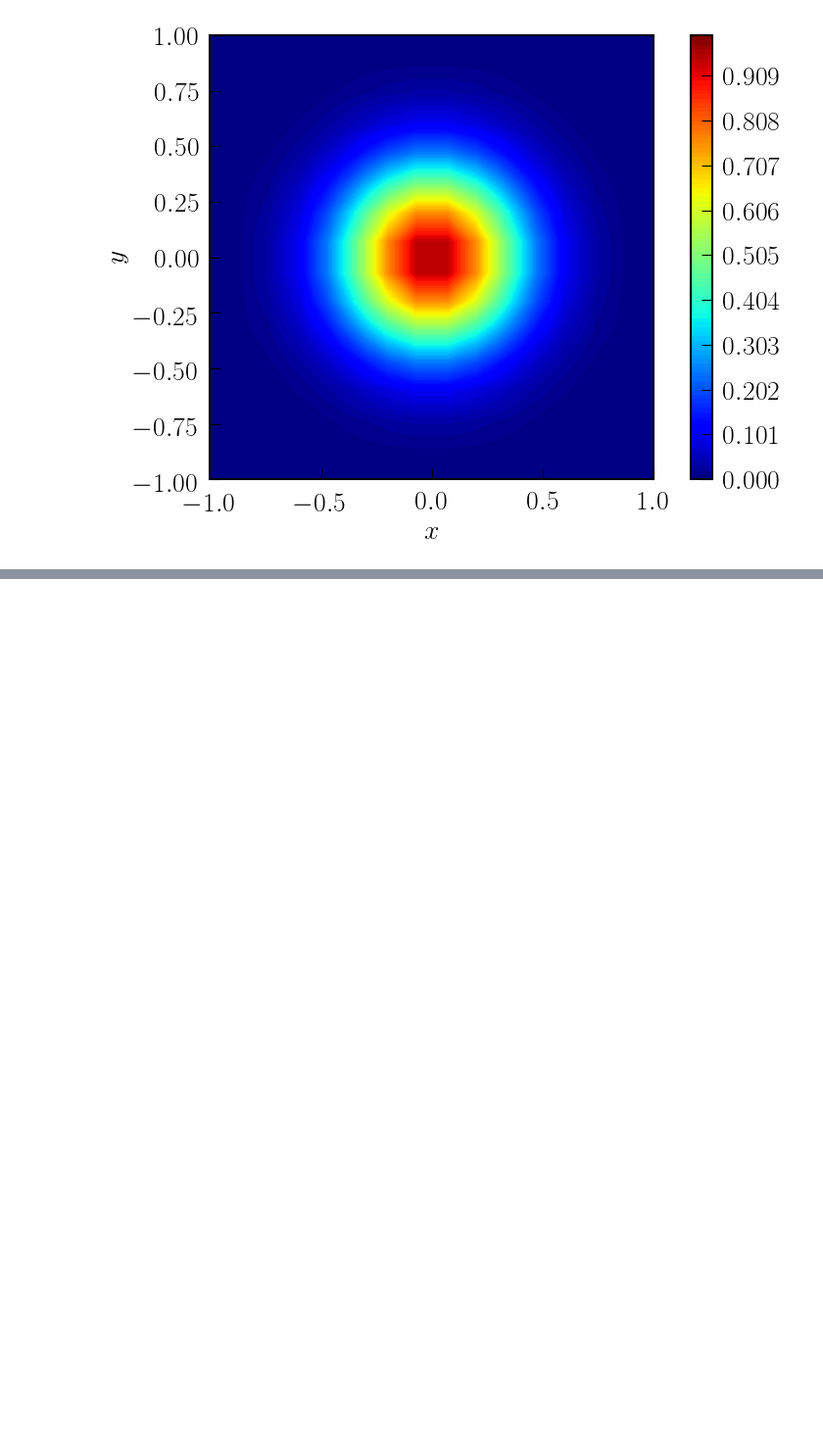
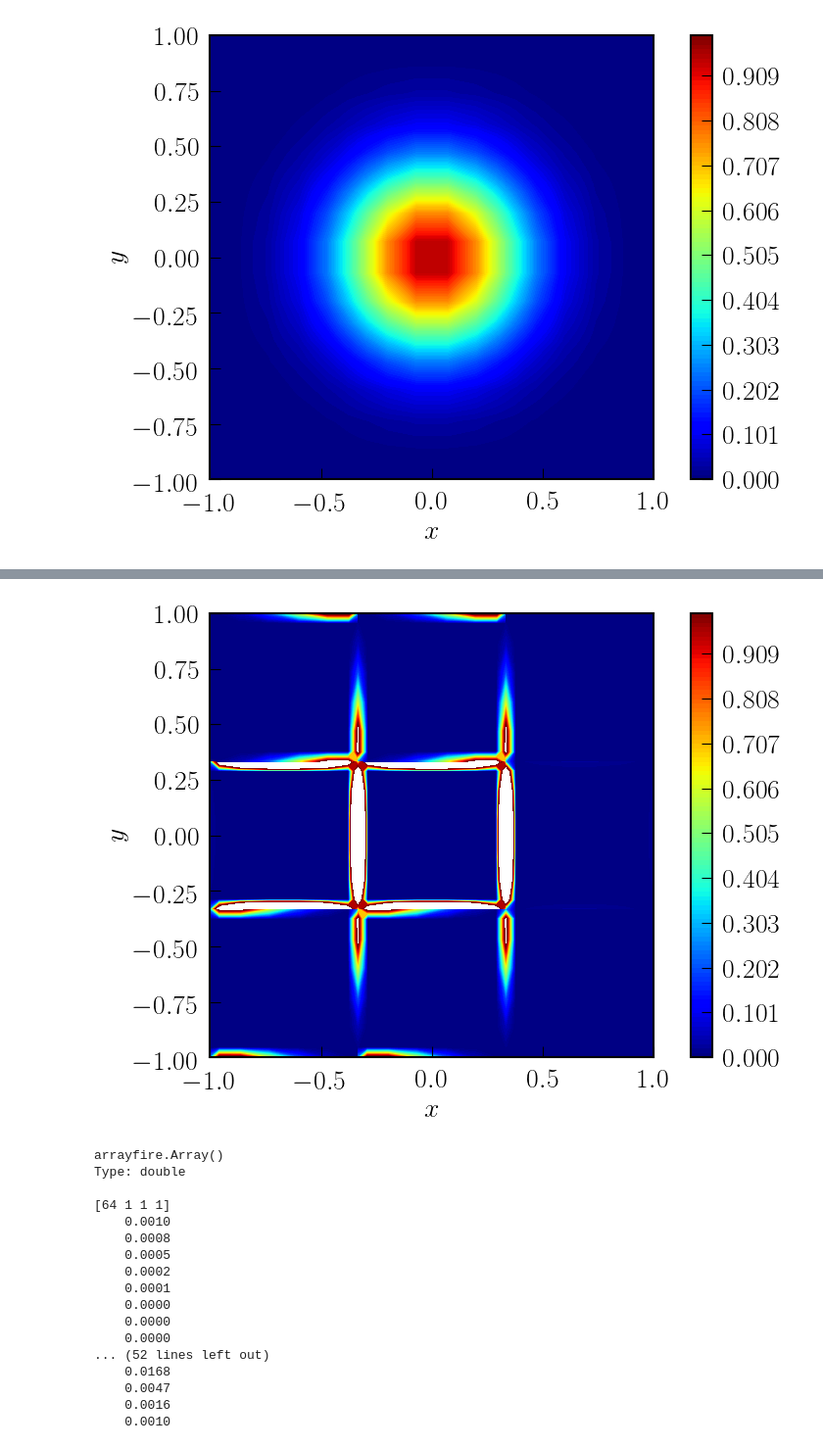
Before and after one commit to QuazarTech/DG_Maxwell, a Jupyter notebook: examples/surface_term_2d.ipynb, the cells around one changed output, grey strips where cells are left out. Shown at 98% size. Cells and saved outputs as stored; diff of their text form; code cells hidden in the pictures; blank space fills up the shorter version.

```diff
--- a/examples/surface_term_2d.ipynb
+++ b/examples/surface_term_2d.ipynb
@@ -341,9 +385,10 @@ for i in np.arange(F_eta_af_grid.shape[0]):
 F_xi_horizontal_boundary = []
 
 for i in np.arange(F_xi_af_grid.shape[0]):
+    F_xi_horizontal_boundary.append([])
     for j in np.arange(F_xi_af_grid.shape[1]):
-        F_xi_horizontal_boundary.append([])
-        F_xi_horizontal_boundary[-1].append(af.reorder((F_xi_af_grid[(j + 1) % 3, i, N_LGL - 1, :] + F_xi_af_grid[j, i, 0, :]) / 2,
+        F_xi_horizontal_boundary[-1].append(af.reorder((F_xi_af_grid[(j + 1) % 3, i, N_LGL - 1, :]\
+                                                        + F_xi_af_grid[j, i, 0, :]) / 2,
                                                        d0 = 3, d1 = 1, d2 = 2, d3 = 0))
 # %%
 f_horizontal = []
@@ -354,0 +440,2 @@ for idx in np.arange(len(F_xi_horizontal_boundary)):
+# %%
+lagrange_coeffs = params.lagrange_coeffs
@@ -354,0 +519,13 @@ for idx in np.arange(len(F_xi_horizontal_boundary)):
+# %%
+# Surface term for eta = 1 boundary
+surface_term_eta_1_boundary = af.np_to_af_array(np.zeros([N_LGL ** 2, 9]))
+af_offset_array = af.np_to_af_array(np.zeros([N_LGL, N_LGL - 1]))
+for i in range(3):
+    for j in range(3):
+        L_p_xi_F_xi_1_coeffs  = (af.broadcast(utils.multiply, af_f_horizontal[:, i, j], lagrange_coeffs))
+        int_Lq_eta_F_1_eta_g_00 = lagrange.integrate(L_p_xi_F_xi_1_coeffs) * af.mean(g_ab[1][1])
+        #surface_term_eta_1       = af.np_to_af_array(np.zeros([N_LGL ** 2]))
+        print(af_offset_array.shape, int_Lq_eta_F_minus1_eta_g_00.shape)
+        surface_term_eta_1          = af.transpose(af.join(1, af_offset_array, int_Lq_eta_F_1_eta_g_00))
+        surface_term_eta_1_boundary[:, 3 * i + j] = (af.flat(surface_term_eta_1))
+print(surface_term_eta_1_boundary)
@@ -354,0 +580,5 @@ for idx in np.arange(len(F_xi_horizontal_boundary)):
+# %%
+surface_term_total = surface_term_eta_1_boundary\
++ surface_term_eta_minus1_boundary\
++ surface_term_xi_1_boundary \
++ surface_term_xi_minus1_boundary
@@ -354,0 +605,38 @@ for idx in np.arange(len(F_xi_horizontal_boundary)):
+# %%
+plt.contourf(np.array(X[0]), np.array(Y[0]), np.array(af.moddims(surface_term_total[:, 0], N_LGL, N_LGL)), 200, levels = color_levels, cmap = 'jet')
+plt.contourf(np.array(X[1]), np.array(Y[1]), np.array(af.moddims(surface_term_total[:, 1], N_LGL, N_LGL)), 200, levels = color_levels, cmap = 'jet')
+plt.contourf(np.array(X[2]), np.array(Y[2]), np.array(af.moddims(surface_term_total[:, 2], N_LGL, N_LGL)), 200, levels = color_levels, cmap = 'jet')
+plt.contourf(np.array(X[3]), np.array(Y[3]), np.array(af.moddims(surface_term_total[:, 3], N_LGL, N_LGL)), 200, levels = color_levels, cmap = 'jet')
+plt.contourf(np.array(X[4]), np.array(Y[4]), np.array(af.moddims(surface_term_total[:, 4], N_LGL, N_LGL)), 200, levels = color_levels, cmap = 'jet')
+plt.contourf(np.array(X[5]), np.array(Y[5]), np.array(af.moddims(surface_term_total[:, 5], N_LGL, N_LGL)), 200, levels = color_levels, cmap = 'jet')
+plt.contourf(np.array(X[6]), np.array(Y[6]), np.array(af.moddims(surface_term_total[:, 6], N_LGL, N_LGL)), 200, levels = color_levels, cmap = 'jet')
+plt.contourf(np.array(X[7]), np.array(Y[7]), np.array(af.moddims(surface_term_total[:, 7], N_LGL, N_LGL)), 200, levels = color_levels, cmap = 'jet')
+plt.contourf(np.array(X[8]), np.array(Y[8]), np.array(af.moddims(surface_term_total[:, 8], N_LGL, N_LGL)), 200, levels = color_levels, cmap = 'jet')
+
+plt.axes().set_aspect('equal')
+plt.xlabel(r"$x$")
+plt.ylabel(r"$y$")
+plt.colorbar()
+
+# plt.savefig('u_init.png')
+plt.show()
+print(u_init[0])
+# %% [output]
+[figure, added]
+arrayfire.Array()
+Type: double
+
+[64 1 1 1]
+    0.0010
+    0.0008
+    0.0005
+    0.0002
+    0.0001
+    0.0000
+    0.0000
+    0.0000
+... (52 lines left out)
+    0.0168
+    0.0047
+    0.0016
+    0.0010
```
Also changed, not shown: parts of 18 cells of this notebook, 12 other files.
